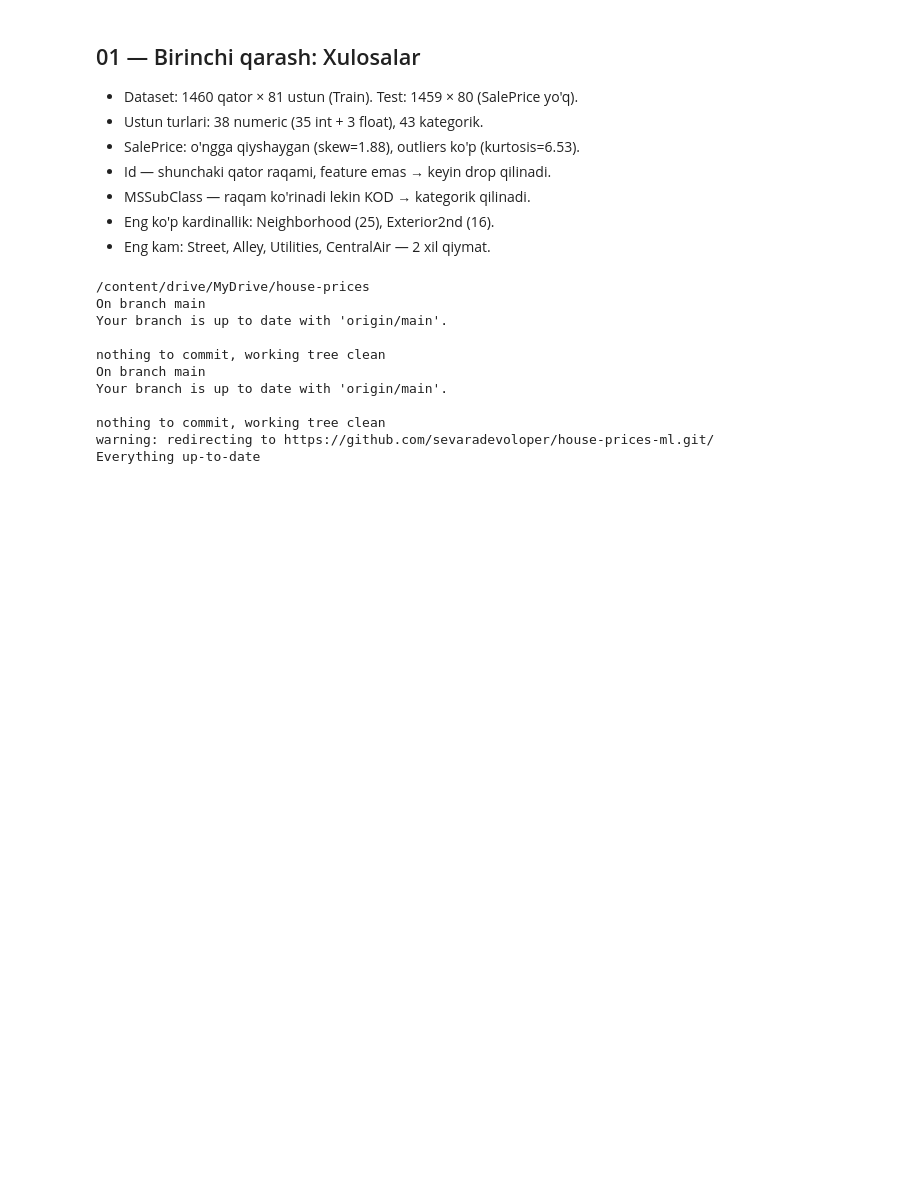
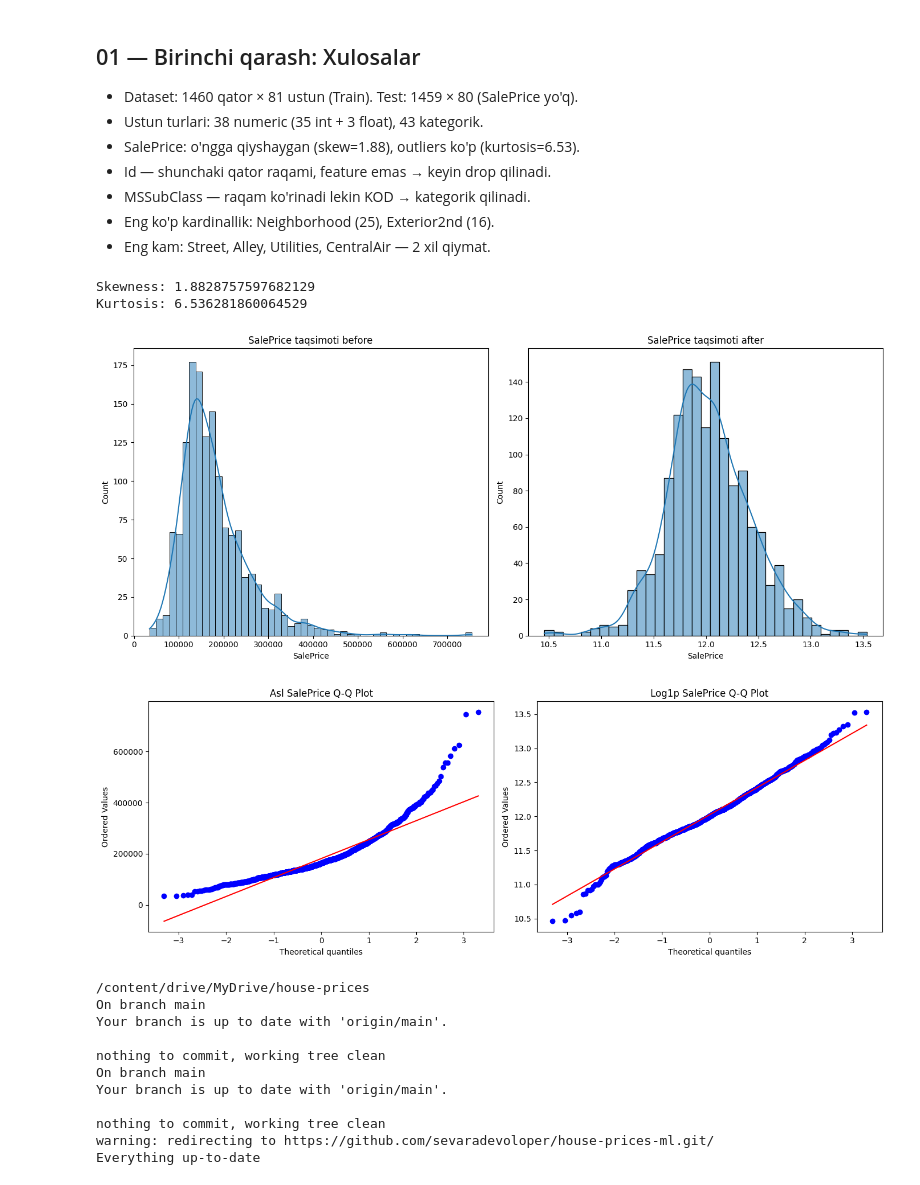
Before and after one commit to sevaradevoloper/house-prices-ml, a Jupyter notebook: notebooks/house_prices.ipynb, the cells around one changed output. Drawn from its saved outputs; the diff is of its cells as text; code cells hidden in the pictures; blank space fills up the shorter version.

```diff
--- a/notebooks/house_prices.ipynb
+++ b/notebooks/house_prices.ipynb
@@ -228,3 +232,54 @@ Name: count, dtype: int64
+# %%
+# target ustunni korib chiqamiz
+train['SalePrice'].describe()
+# mean>median chiqdi bu degani,data right skew yani kop uylar orta-arzon ozchilik uylar esa qimmat narxda bolgan.BU yaxshi emas.
+# uni log transform orqali normallashtramiz.
+# SalePrice taqsimotini KO'RISH + Skewness
+# kozimiz bilan graph orqali tekshiramiz:
+import seaborn as sns
+import matplotlib.pyplot as plt
+import numpy as np
+import pandas as pd
+from scipy import stats
+
+fig, axes = plt.subplots(1, 2, figsize=(14, 6))
+
+sns.histplot(train['SalePrice'], kde='True', ax=axes[0])
+axes[0].set_title('SalePrice taqsimoti before')
+
+# Skewness (qiyshiqlik) ni raqamda o'lchash
+# skewness data qaysi tomonga ogganini korsatadi
+print(f'Skewness: {train["SalePrice"].skew()}') #Skewness: 1.8828757597682129
+# Normal taqsimot (Skewness = 0) , a bizada 1.88 > 0 ,bu degani onga oggan,agar skew()<0 left bolgan bolar edi.
+
+print(f'Kurtosis: {train["SalePrice"].kurt()}') #Kurtosis: 6.536281860064529
+# Kurtosis esa - Grafik uchi qanchalik o'tkir yoki tekis korsatadi.
+# Normalda : kurt = 0
+# Positive :kurt>3,bu degani uchkir va baland,outliers kopligini bildiradi.
+# Negative: Kurtosis < 3): Grafik uchi yassi, tekis va past bo'ladi,outliers  kam boladi.
+# Endi buni togirlab chiqamiz:
+price = train['SalePrice']
+price_log = np.log1p(price)
+
+sns.histplot(price_log, kde='True', ax=axes[1])
+axes[1].set_title('SalePrice taqsimoti after')
+
+plt.tight_layout()
+plt.show()
+fig, axes = plt.subplots(1, 2, figsize=(14, 5))
+stats.probplot(price, plot=axes[0])
+axes[0].set_title('Asl SalePrice Q-Q Plot')
+stats.probplot(price_log, plot=axes[1])
+axes[1].set_title('Log1p SalePrice Q-Q Plot')
+plt.tight_layout()
+plt.show()
+
+# Bu shunchaki tekshirib korishimiz uchun edi: asl train_dfda ozgartirmaymiz. Train_test_splitdan avvay y= np.log1p(train_df['SalePrice']) qilib ketamiz.
+# %% [output]
+Skewness: 1.8828757597682129
+Kurtosis: 6.536281860064529
+[figure, added]
+[figure, added]
 # %%
 %cd "/content/drive/MyDrive/house-prices"
 commit_message = "faza A (01): birinchi qarash - EDA va xulosalar"
```
Also changed, not shown: parts of 7 cells of this notebook.
